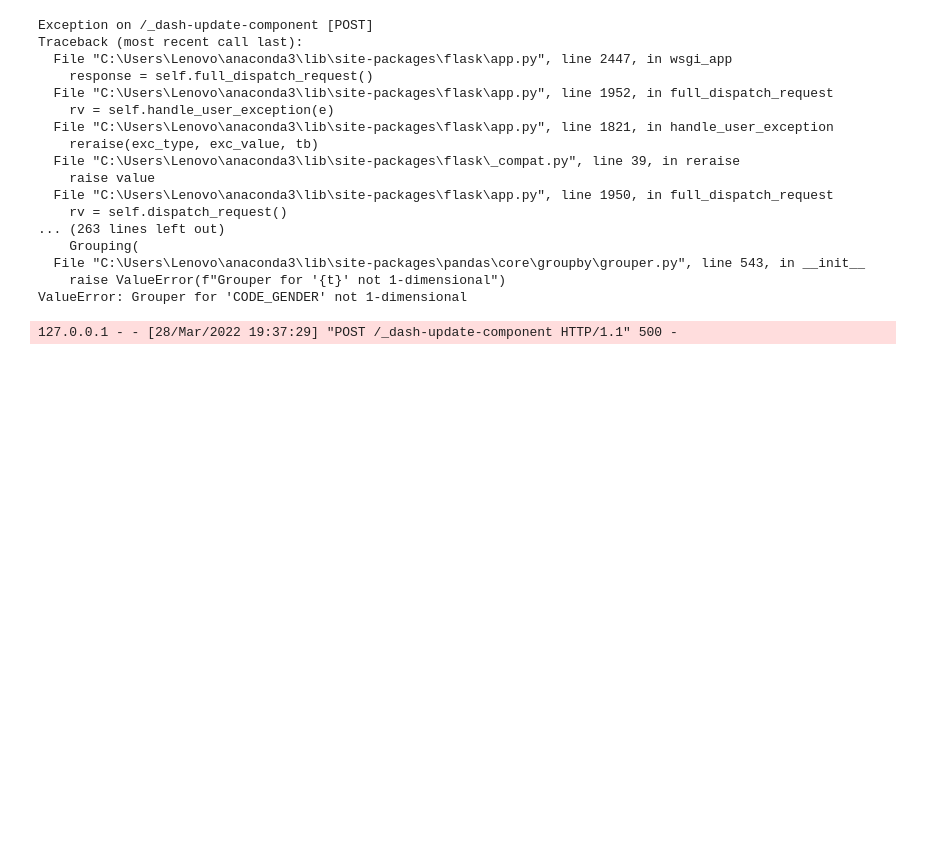
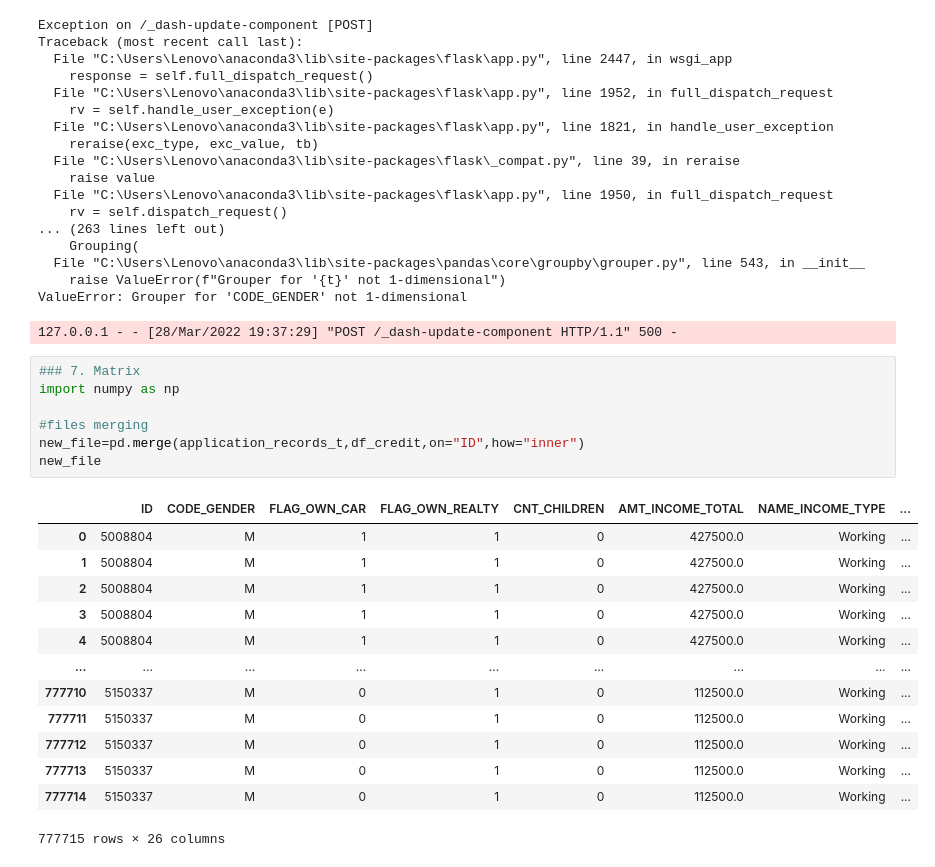
Before and after one commit to infoshareacademy/jdszr6-slytherin_group, a Jupyter notebook: PYTHON_project/Master/Credit_Approval.ipynb, the cells around one changed output. Cells and saved outputs as stored; diff of their text form; blank space fills up the shorter version.

Commit message:
adding matrix

```diff
--- a/PYTHON_project/Master/Credit_Approval.ipynb
+++ b/PYTHON_project/Master/Credit_Approval.ipynb
@@ -491,3 +495,24 @@ Traceback (most recent call last):
     raise ValueError(f"Grouper for '{t}' not 1-dimensional")
 ValueError: Grouper for 'CODE_GENDER' not 1-dimensional
 127.0.0.1 - - [28/Mar/2022 19:37:29] "POST /_dash-update-component HTTP/1.1" 500 -
+# %%
+### 7. Matrix
+import numpy as np
+
+#files merging
+new_file=pd.merge(application_records_t,df_credit,on="ID",how="inner")
+new_file
+# %% [output]
+|  | ID | CODE_GENDER | FLAG_OWN_CAR | FLAG_OWN_REALTY | CNT_CHILDREN | AMT_INCOME_TOTAL | NAME_INCOME_TYPE | ... |
+| 0 | 5008804 | M | 1 | 1 | 0 | 427500.0 | Working | ... |
+| 1 | 5008804 | M | 1 | 1 | 0 | 427500.0 | Working | ... |
+| 2 | 5008804 | M | 1 | 1 | 0 | 427500.0 | Working | ... |
+| 3 | 5008804 | M | 1 | 1 | 0 | 427500.0 | Working | ... |
+| 4 | 5008804 | M | 1 | 1 | 0 | 427500.0 | Working | ... |
+| ... | ... | ... | ... | ... | ... | ... | ... | ... |
+| 777710 | 5150337 | M | 0 | 1 | 0 | 112500.0 | Working | ... |
+| 777711 | 5150337 | M | 0 | 1 | 0 | 112500.0 | Working | ... |
+| 777712 | 5150337 | M | 0 | 1 | 0 | 112500.0 | Working | ... |
+| 777713 | 5150337 | M | 0 | 1 | 0 | 112500.0 | Working | ... |
+| 777714 | 5150337 | M | 0 | 1 | 0 | 112500.0 | Working | ... |
+777715 rows × 26 columns
```
Also changed, not shown: parts of 11 cells of this notebook.
